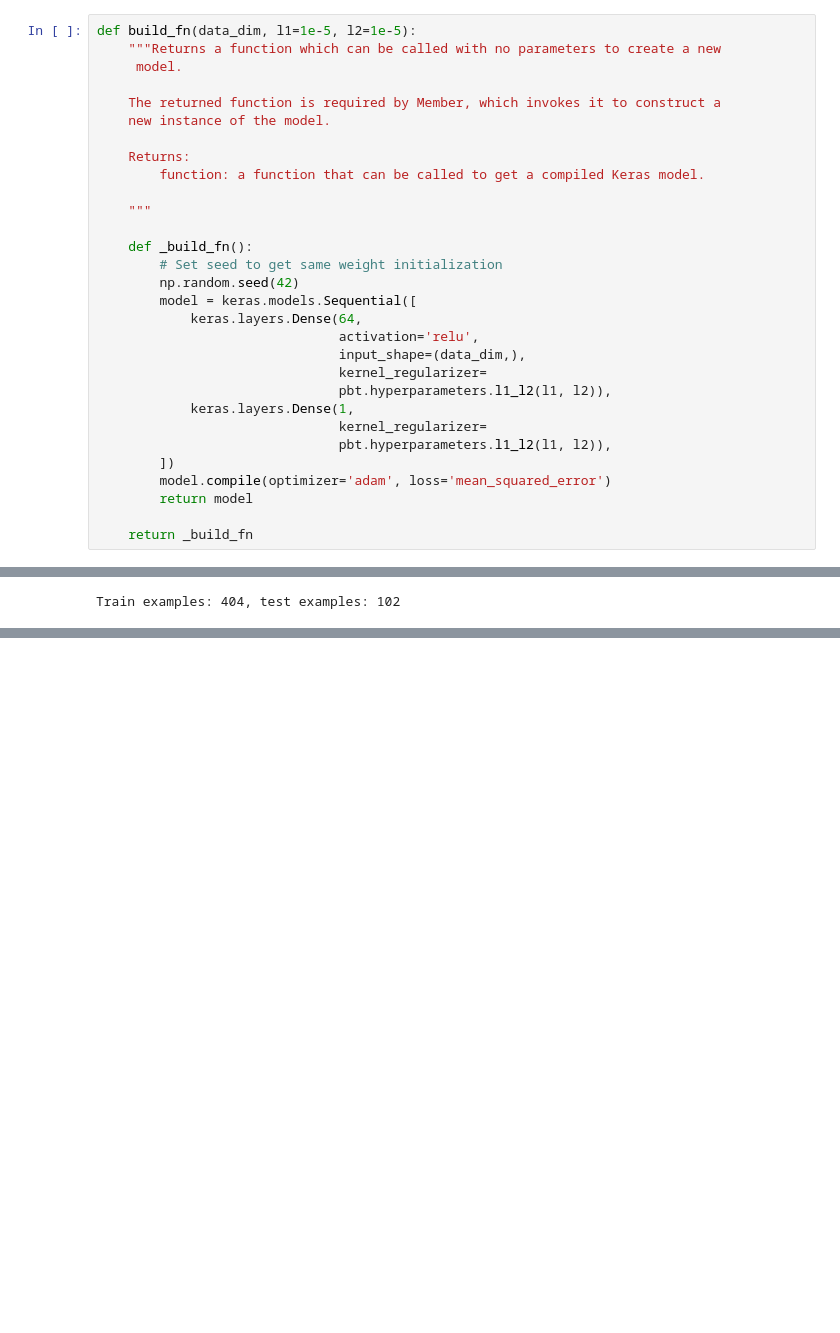
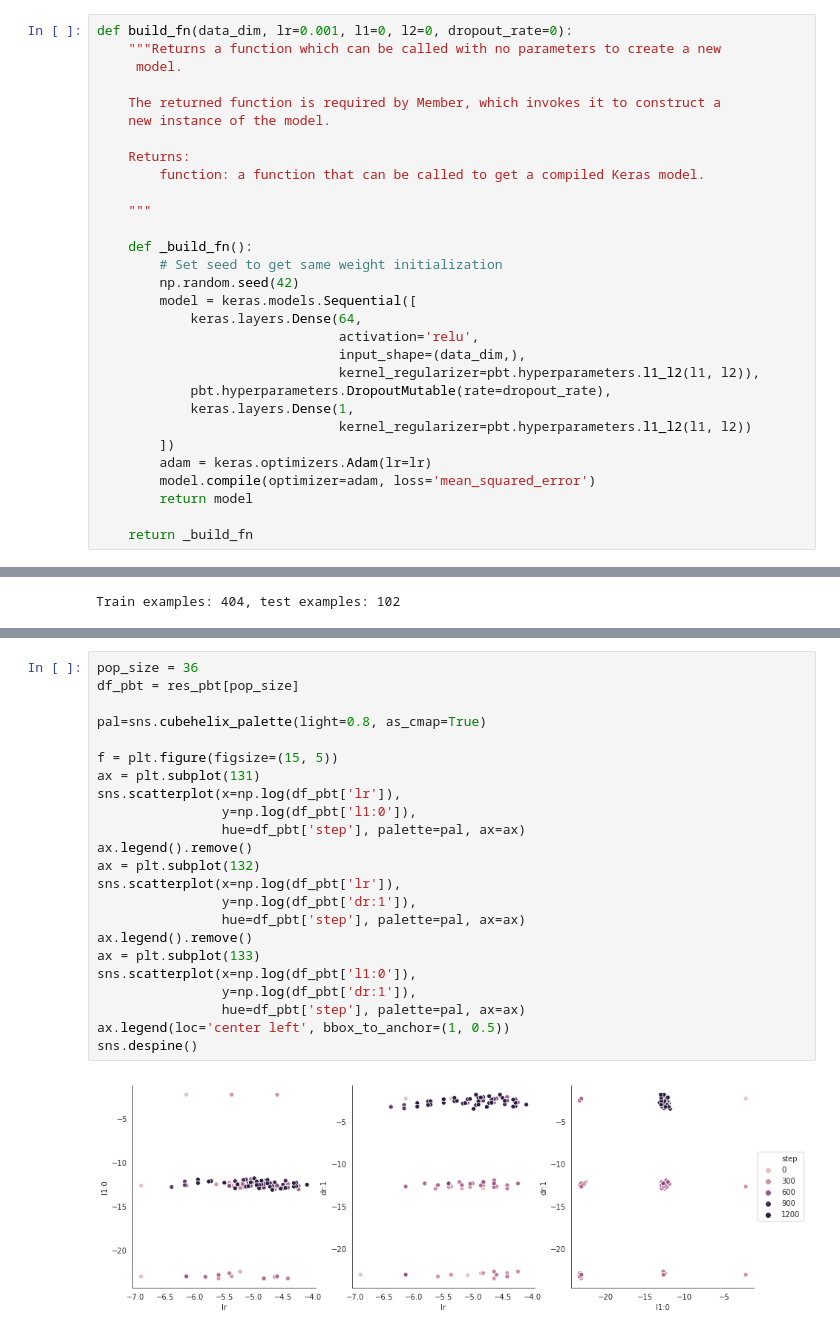
Before and after one commit to fediazgon/pbt-keras, a Jupyter notebook: example_boston_ds.ipynb, the cells around one changed output, grey strips where cells are left out. Cells and saved outputs as stored; diff of their text form; blank space fills up the shorter version.

```diff
--- a/example_boston_ds.ipynb
+++ b/example_boston_ds.ipynb
@@ -31,5 +37,5 @@ param_grid = ParameterGrid(dict(l1=l1_values, l2=l2_values))
 # %%
-def build_fn(data_dim, l1=1e-5, l2=1e-5):
+def build_fn(data_dim, lr=0.001, l1=0, l2=0, dropout_rate=0):
     """Returns a function which can be called with no parameters to create a new
      model.
 
@@ -48,13 +54,13 @@ def build_fn(data_dim, l1=1e-5, l2=1e-5):
             keras.layers.Dense(64,
                                activation='relu',
                                input_shape=(data_dim,),
-                               kernel_regularizer=
-                               pbt.hyperparameters.l1_l2(l1, l2)),
+                               kernel_regularizer=pbt.hyperparameters.l1_l2(l1, l2)),
+            pbt.hyperparameters.DropoutMutable(rate=dropout_rate),
             keras.layers.Dense(1,
-                               kernel_regularizer=
-                               pbt.hyperparameters.l1_l2(l1, l2)),
+                               kernel_regularizer=pbt.hyperparameters.l1_l2(l1, l2))
         ])
-        model.compile(optimizer='adam', loss='mean_squared_error')
+        adam = keras.optimizers.Adam(lr=lr)
+        model.compile(optimizer=adam, loss='mean_squared_error')
         return model
 
     return _build_fn
@@ -149,0 +235,25 @@ Name: loss, dtype: float64
+# %%
+pop_size = 36
+df_pbt = res_pbt[pop_size]
+
+pal=sns.cubehelix_palette(light=0.8, as_cmap=True)
+
+f = plt.figure(figsize=(15, 5))
+ax = plt.subplot(131)
+sns.scatterplot(x=np.log(df_pbt['lr']),
+                y=np.log(df_pbt['l1:0']),
+                hue=df_pbt['step'], palette=pal, ax=ax)
+ax.legend().remove()
+ax = plt.subplot(132)
+sns.scatterplot(x=np.log(df_pbt['lr']),
+                y=np.log(df_pbt['dr:1']),
+                hue=df_pbt['step'], palette=pal, ax=ax)
+ax.legend().remove()
+ax = plt.subplot(133)
+sns.scatterplot(x=np.log(df_pbt['l1:0']),
+                y=np.log(df_pbt['dr:1']),
+                hue=df_pbt['step'], palette=pal, ax=ax)
+ax.legend(loc='center left', bbox_to_anchor=(1, 0.5))
+sns.despine()
+# %% [output]
+[figure, added]
```
Also changed, not shown: parts of 11 cells of this notebook, 6 other files.
